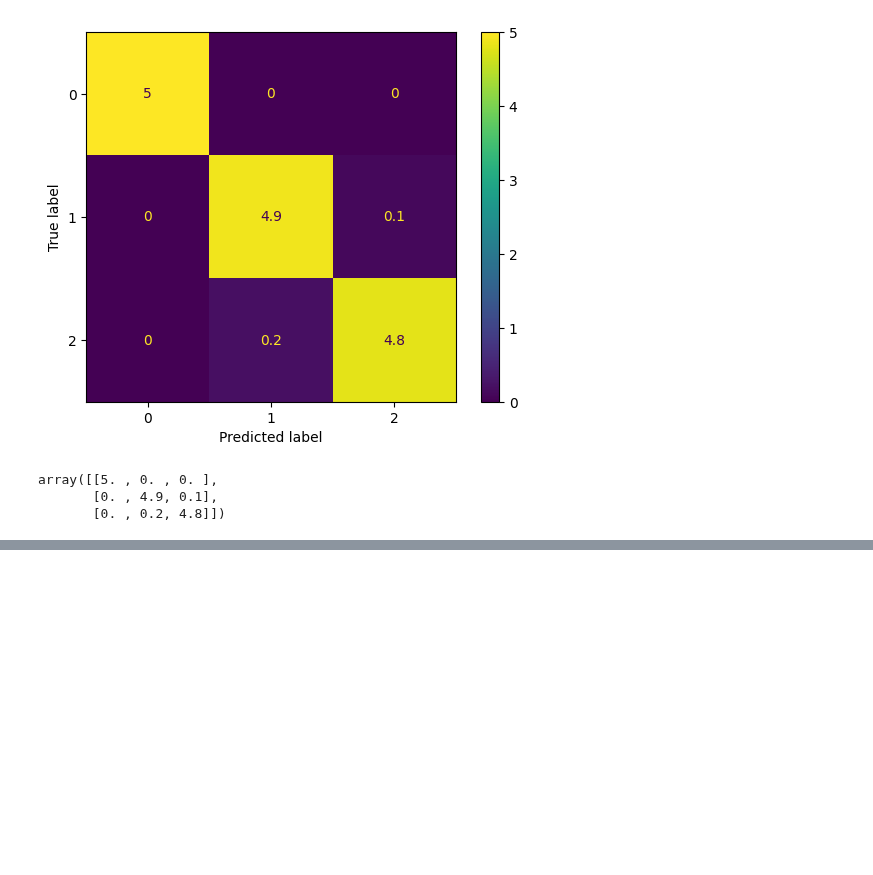
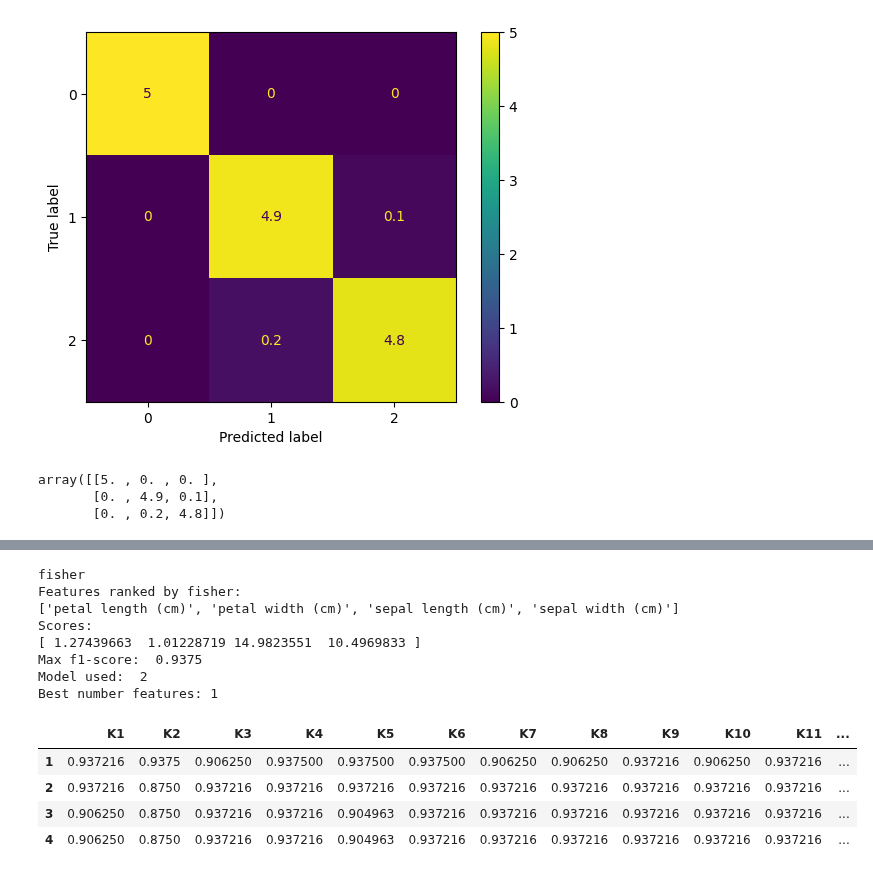
Before and after one commit to PugtgYosuky/clf-human-activities, a Jupyter notebook: src/projectB.ipynb, the cells around one changed output, grey strips where cells are left out. Saved outputs shown, nothing was run; the diff lists cells and outputs as text; code cells hidden in the pictures; blank space fills up the shorter version.

```diff
--- a/src/projectB.ipynb
+++ b/src/projectB.ipynb
@@ -356,0 +484,16 @@ array([[5. , 0. , 0. ],
+# %%
+best_model_feature_and_k(X, y, 'fisher')
+# %% [output]
+fisher
+Features ranked by fisher:
+['petal length (cm)', 'petal width (cm)', 'sepal length (cm)', 'sepal width (cm)']
+Scores:
+[ 1.27439663  1.01228719 14.9823551  10.4969833 ]
+Max f1-score:  0.9375
+Model used:  2
+Best number features: 1
+|  | K1 | K2 | K3 | K4 | K5 | K6 | K7 | K8 | K9 | K10 | K11 | ... |
+| 1 | 0.937216 | 0.9375 | 0.906250 | 0.937500 | 0.937500 | 0.937500 | 0.906250 | 0.906250 | 0.937216 | 0.906250 | 0.937216 | ... |
+| 2 | 0.937216 | 0.8750 | 0.937216 | 0.937216 | 0.937216 | 0.937216 | 0.937216 | 0.937216 | 0.937216 | 0.937216 | 0.937216 | ... |
+| 3 | 0.906250 | 0.8750 | 0.937216 | 0.937216 | 0.904963 | 0.937216 | 0.937216 | 0.937216 | 0.937216 | 0.937216 | 0.937216 | ... |
+| 4 | 0.906250 | 0.8750 | 0.937216 | 0.937216 | 0.904963 | 0.937216 | 0.937216 | 0.937216 | 0.937216 | 0.937216 | 0.937216 | ... |
```
Also changed, not shown: parts of 21 cells of this notebook.
